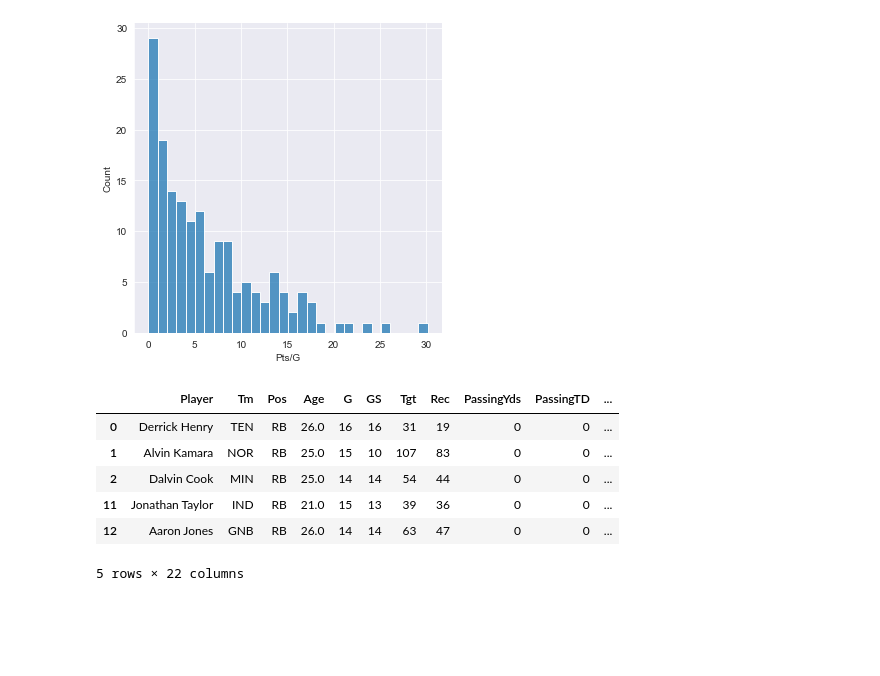
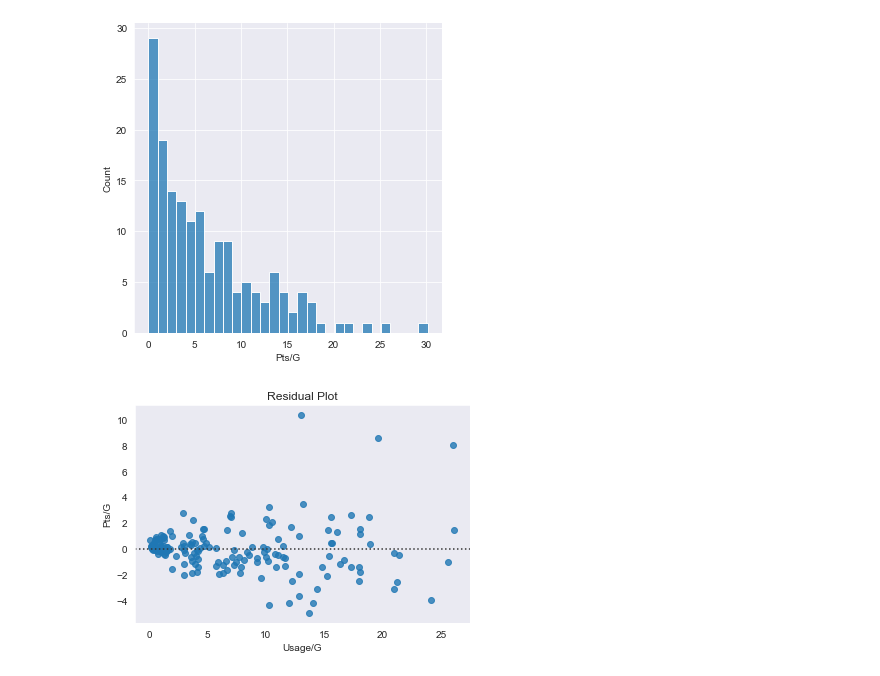
Before and after one commit to srtalaie/FFDataProject, a Jupyter notebook: notebooks/UsageAndEfficiency.ipynb, the cells around one changed output. Saved outputs shown, nothing was run; the diff lists cells and outputs as text; code cells hidden in the pictures; blank space fills up the shorter version.

```diff
--- a/notebooks/UsageAndEfficiency.ipynb
+++ b/notebooks/UsageAndEfficiency.ipynb
@@ -103,13 +103,11 @@ sns.displot(rb_stats_df['Pts/G'], bins=30);
 # %% [output]
 <Figure size 720x720 with 0 Axes>
 [figure]
-# %%
-rb_stats_df.head()
-# %% [output]
-|  | Player | Tm | Pos | Age | G | GS | Tgt | Rec | PassingYds | PassingTD | ... |
-| 0 | Derrick Henry | TEN | RB | 26.0 | 16 | 16 | 31 | 19 | 0 | 0 | ... |
-| 1 | Alvin Kamara | NOR | RB | 25.0 | 15 | 10 | 107 | 83 | 0 | 0 | ... |
-| 2 | Dalvin Cook | MIN | RB | 25.0 | 14 | 14 | 54 | 44 | 0 | 0 | ... |
-| 11 | Jonathan Taylor | IND | RB | 21.0 | 15 | 13 | 39 | 36 | 0 | 0 | ... |
-| 12 | Aaron Jones | GNB | RB | 26.0 | 14 | 14 | 63 | 47 | 0 | 0 | ... |
-5 rows × 22 columns
+# %%
+sns.set_style('dark')
+sns.residplot(x=rb_stats_df['Usage/G'], y=rb_stats_df['Pts/G'])
+plt.title('Residual Plot')
+plt.xlabel('Usage/G')
+plt.ylabel('Pts/G');
+# %% [output]
+[figure, added]
```
Also changed, not shown: parts of 6 cells of this notebook, 1 other file.
